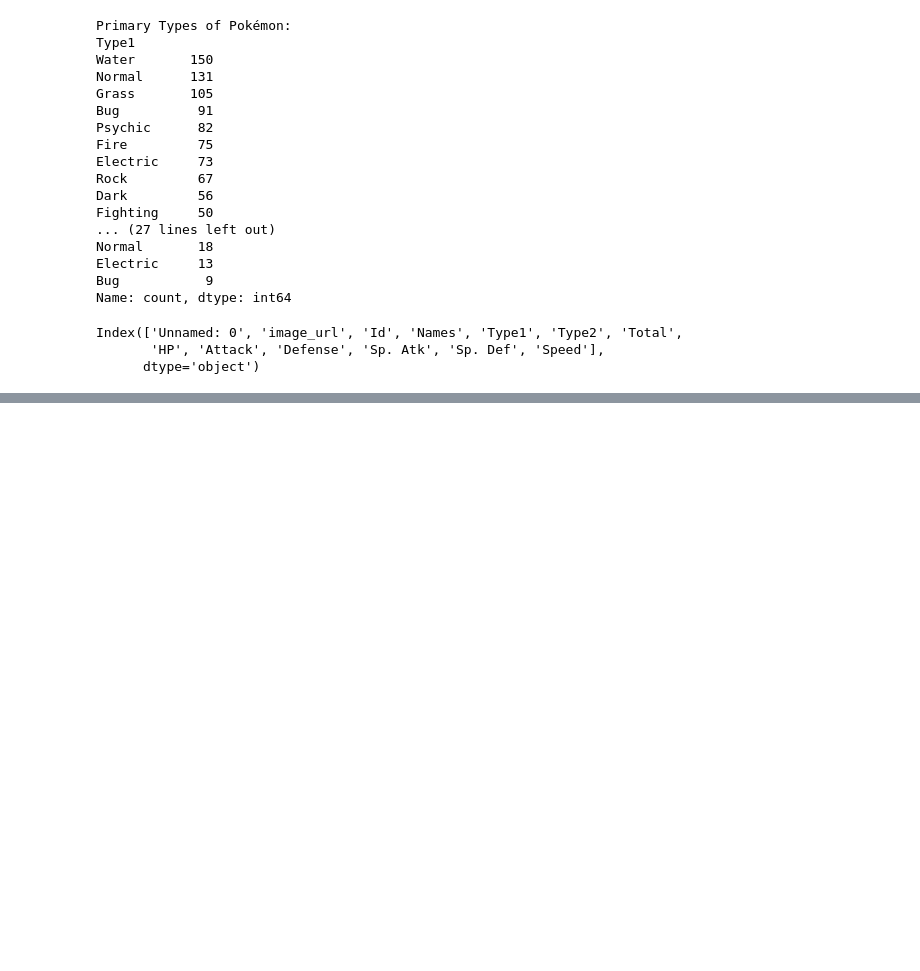
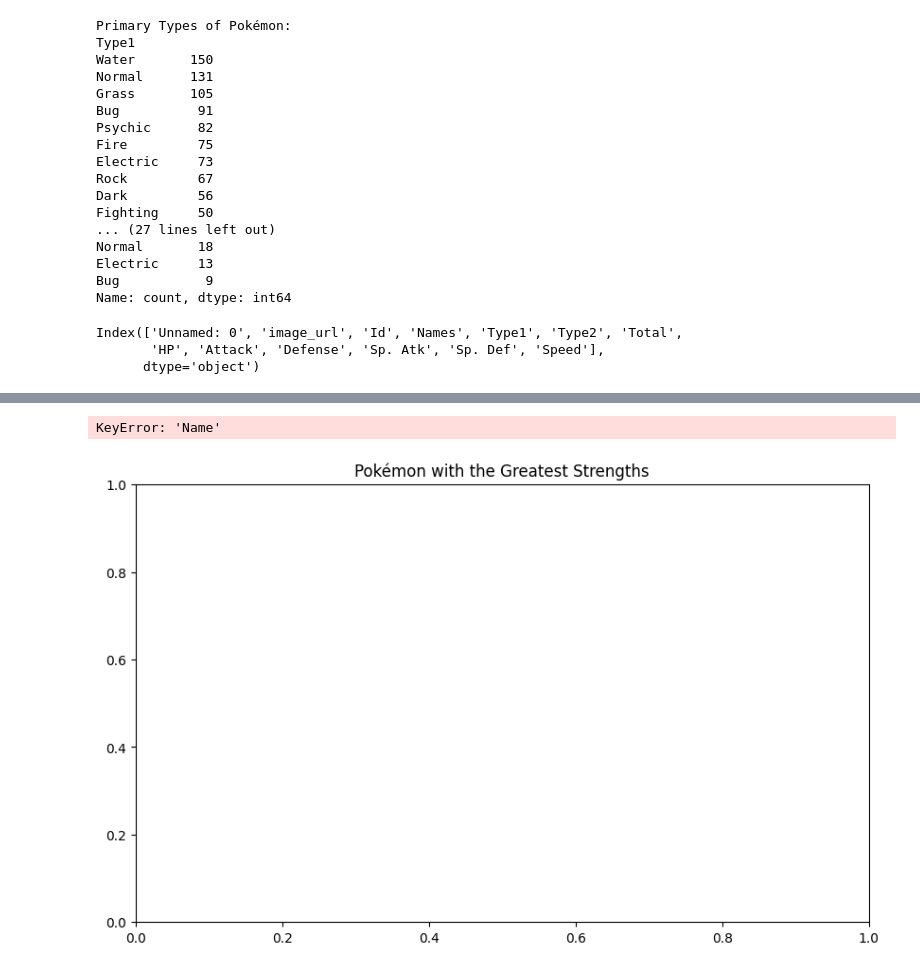
Before and after one commit to jerrymusaga/pokemon, a Jupyter notebook: pokemon.ipynb, the cells around one changed output, grey strips where cells are left out. Saved outputs shown, nothing was run; the diff lists cells and outputs as text; code cells hidden in the pictures; blank space fills up the shorter version.

Commit message:
get the greatest weakest strength from base stats

```diff
--- a/pokemon.ipynb
+++ b/pokemon.ipynb
@@ -259,0 +260,20 @@ plt.show()
+# %%
+# Calculate the total base stat for each Pokémon
+df['Total'] = df['HP'] + df['Attack'] + df['Defense'] + df['Sp. Atk'] + df['Sp. Def'] + df['Speed']
+
+# Sort the dataset based on total base stats
+sorted_pokemon = df.sort_values('Total', ascending=False)
+
+# Identify the Pokémon with the greatest strengths
+greatest_strengths = sorted_pokemon.head(10)
+
+# Identify the Pokémon with the weakest strengths
+weakest_strengths = sorted_pokemon.tail(10)
+
+# Print Pokémon with the greatest strengths
+print("Pokémon with the Greatest Strengths:")
+print(greatest_strengths[['Total', 'HP', 'Attack', 'Defense', 'Sp. Atk', 'Sp. Def', 'Speed']])
+
+# Print Pokémon with the weakest strengths
+print("\nPokémon with the Weakest Strengths:")
+print(weakest_strengths[[ 'Total', 'HP', 'Attack', 'Defense', 'Sp. Atk', 'Sp. Def', 'Speed']])
@@ -259,0 +298,23 @@ plt.show()
+# %%
+# Visualize Pokémon with the greatest strengths
+plt.figure(figsize=(10, 6))
+plt.title('Pokémon with the Greatest Strengths')
+plt.bar(greatest_strengths['Name'], greatest_strengths['Total'], color='green')
+plt.xlabel('Pokémon')
+plt.ylabel('Total Base Stat')
+plt.xticks(rotation=45, ha='right')
+plt.tight_layout()
+plt.show()
+
+# Visualize Pokémon with the weakest strengths
+plt.figure(figsize=(10, 6))
+plt.title('Pokémon with the Weakest Strengths')
+plt.bar(weakest_strengths['Name'], weakest_strengths['Total'], color='red')
+plt.xlabel('Pokémon')
+plt.ylabel('Total Base Stat')
+plt.xticks(rotation=45, ha='right')
+plt.tight_layout()
+plt.show()
+# %% [output]
+KeyError: 'Name'
+[figure, added]
```
Also changed, not shown: parts of 13 cells of this notebook.
